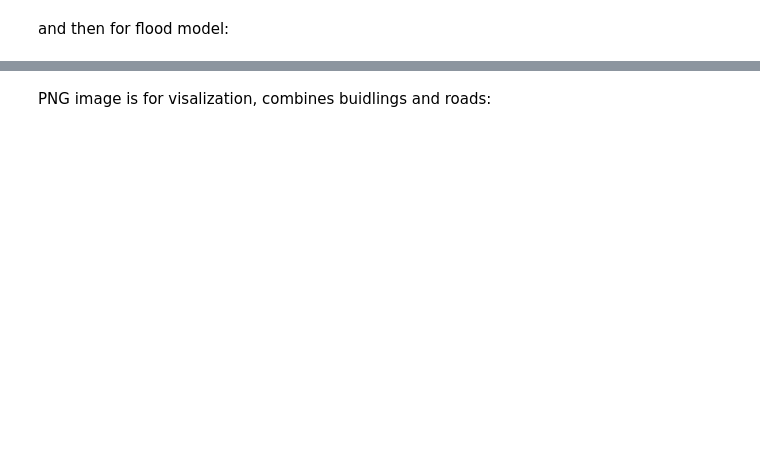
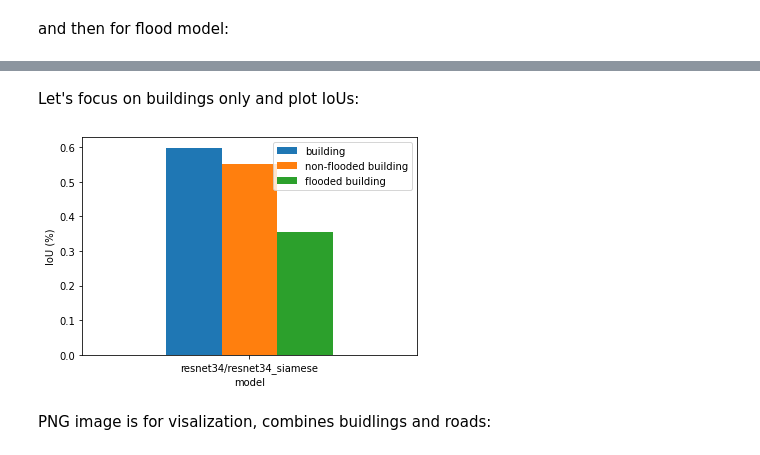
Before and after one commit to nesaboz/SpaceNet8, a Jupyter notebook: baseline/main.ipynb, the cells around one changed output, grey strips where cells are left out. Saved outputs shown, nothing was run; the diff lists cells and outputs as text; code cells hidden in the pictures; blank space fills up the shorter version.

```diff
--- a/baseline/main.ipynb
+++ b/baseline/main.ipynb
@@ -103,3 +130,17 @@ and this is a binary mask of building vs no building obtained from the pre-flood
+# %% [markdown]
+Let's focus on buildings only and plot IoUs:
+# %%
+d = [{'model': 'resnet34/resnet34_siamese', 'building': 0.598397, 'non-flooded building': 0.550249, 'flooded building': 0.354225}]
+df_result = pd.DataFrame(d)
+df_result.set_index('model', inplace=True)
+
+df_result.plot.bar()
+plt.xticks(rotation=0)
+plt.ylabel('IoU (%)')
+plt.gcf()
+plt.show()
+# %% [output]
+[figure, added]
 # %% [markdown]
 PNG image is for visalization, combines buidlings and roads:
 # %%
```
Also changed, not shown: parts of 58 cells of this notebook, 4 other files.
